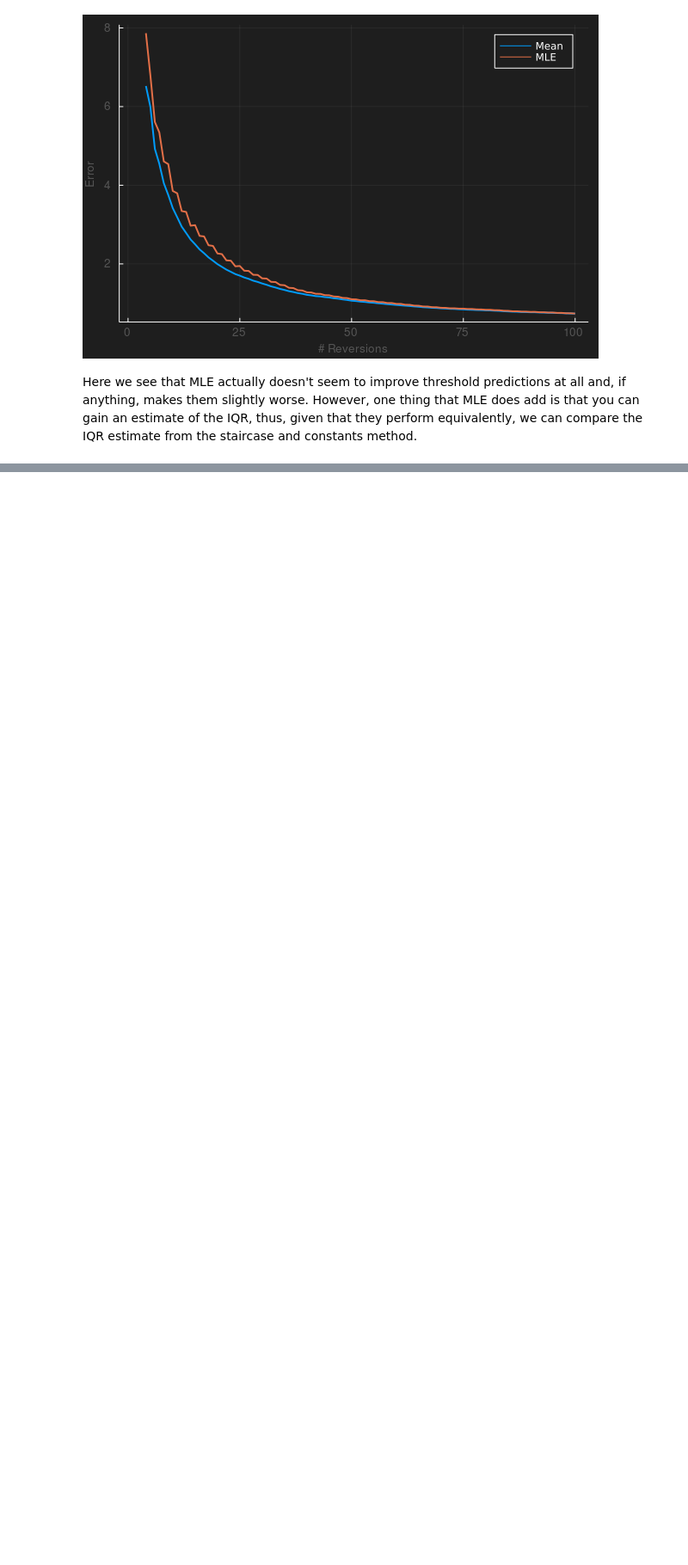
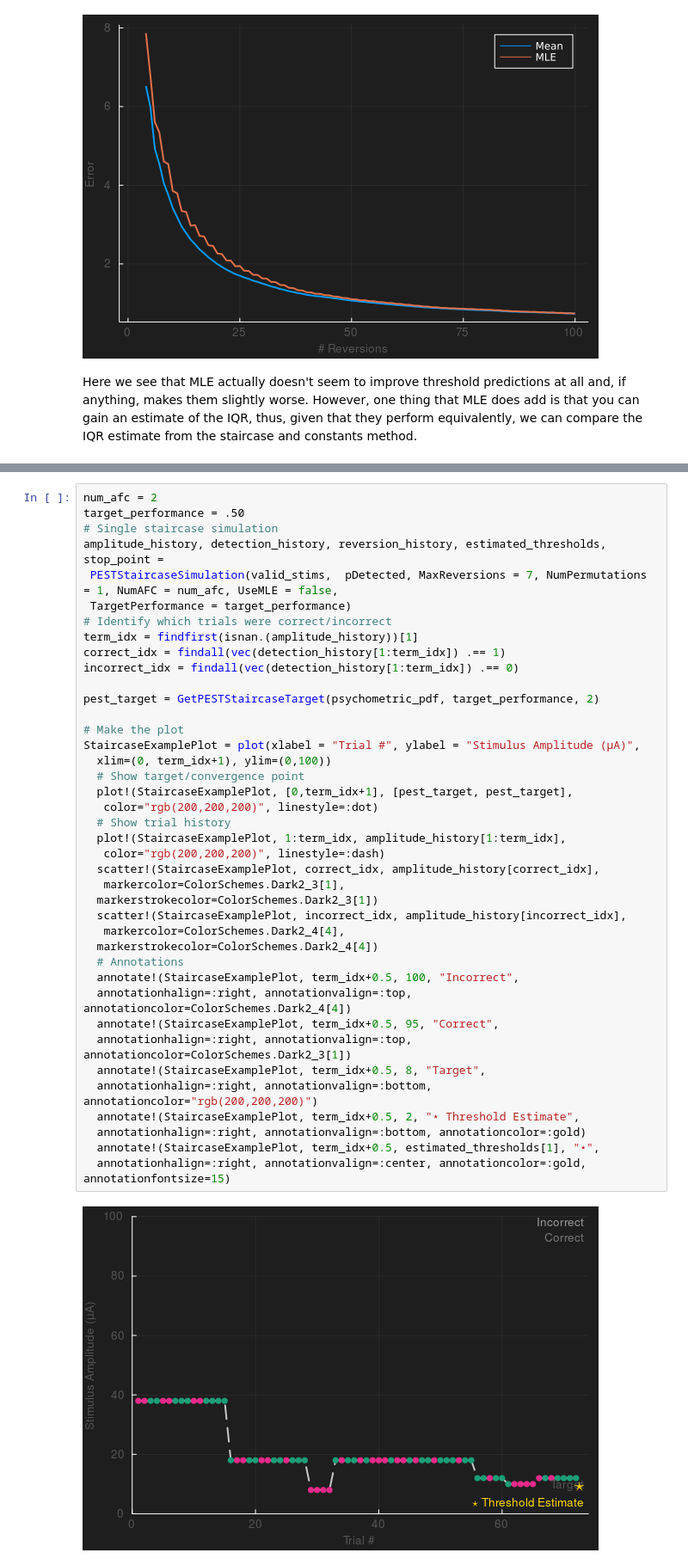
Before and after one commit to CMGreenspon/BCIDetectionThresholdSimulations, a Jupyter notebook: DetectionThresholdNotebook.ipynb, the cells around one changed output, grey strips where cells are left out. Shown at 86% size. Saved outputs shown, nothing was run; the diff lists cells and outputs as text; blank space fills up the shorter version.

Commit message:
add PEST staircase

```diff
--- a/DetectionThresholdNotebook.ipynb
+++ b/DetectionThresholdNotebook.ipynb
@@ -382,0 +382,42 @@ Here we see that MLE actually doesn't seem to improve threshold predictions at a
+# %%
+num_afc = 2
+target_performance = .50
+# Single staircase simulation
+amplitude_history, detection_history, reversion_history, estimated_thresholds, stop_point =
+ PESTStaircaseSimulation(valid_stims,  pDetected, MaxReversions = 7, NumPermutations = 1, NumAFC = num_afc, UseMLE = false,
+ TargetPerformance = target_performance)
+# Identify which trials were correct/incorrect
+term_idx = findfirst(isnan.(amplitude_history))[1]
+correct_idx = findall(vec(detection_history[1:term_idx]) .== 1)
+incorrect_idx = findall(vec(detection_history[1:term_idx]) .== 0)
+
+pest_target = GetPESTStaircaseTarget(psychometric_pdf, target_performance, 2)
+
+# Make the plot
+StaircaseExamplePlot = plot(xlabel = "Trial #", ylabel = "Stimulus Amplitude (μA)",
+  xlim=(0, term_idx+1), ylim=(0,100))
+  # Show target/convergence point
+  plot!(StaircaseExamplePlot, [0,term_idx+1], [pest_target, pest_target],
+   color="rgb(200,200,200)", linestyle=:dot)
+  # Show trial history
+  plot!(StaircaseExamplePlot, 1:term_idx, amplitude_history[1:term_idx],
+   color="rgb(200,200,200)", linestyle=:dash)
+  scatter!(StaircaseExamplePlot, correct_idx, amplitude_history[correct_idx],
+   markercolor=ColorSchemes.Dark2_3[1],
+  markerstrokecolor=ColorSchemes.Dark2_3[1])
+  scatter!(StaircaseExamplePlot, incorrect_idx, amplitude_history[incorrect_idx],
+   markercolor=ColorSchemes.Dark2_4[4],
+  markerstrokecolor=ColorSchemes.Dark2_4[4])
+  # Annotations
+  annotate!(StaircaseExamplePlot, term_idx+0.5, 100, "Incorrect",
+  annotationhalign=:right, annotationvalign=:top, annotationcolor=ColorSchemes.Dark2_4[4])
+  annotate!(StaircaseExamplePlot, term_idx+0.5, 95, "Correct",
+  annotationhalign=:right, annotationvalign=:top, annotationcolor=ColorSchemes.Dark2_3[1])
+  annotate!(StaircaseExamplePlot, term_idx+0.5, 8, "Target",
+  annotationhalign=:right, annotationvalign=:bottom, annotationcolor="rgb(200,200,200)")
+  annotate!(StaircaseExamplePlot, term_idx+0.5, 2, "⋆ Threshold Estimate",
+  annotationhalign=:right, annotationvalign=:bottom, annotationcolor=:gold)
+  annotate!(StaircaseExamplePlot, term_idx+0.5, estimated_thresholds[1], "⋆",
+  annotationhalign=:right, annotationvalign=:center, annotationcolor=:gold, annotationfontsize=15)
+# %% [output]
+[figure, added]
```
Also changed, not shown: parts of 4 cells of this notebook, 4 other files.
